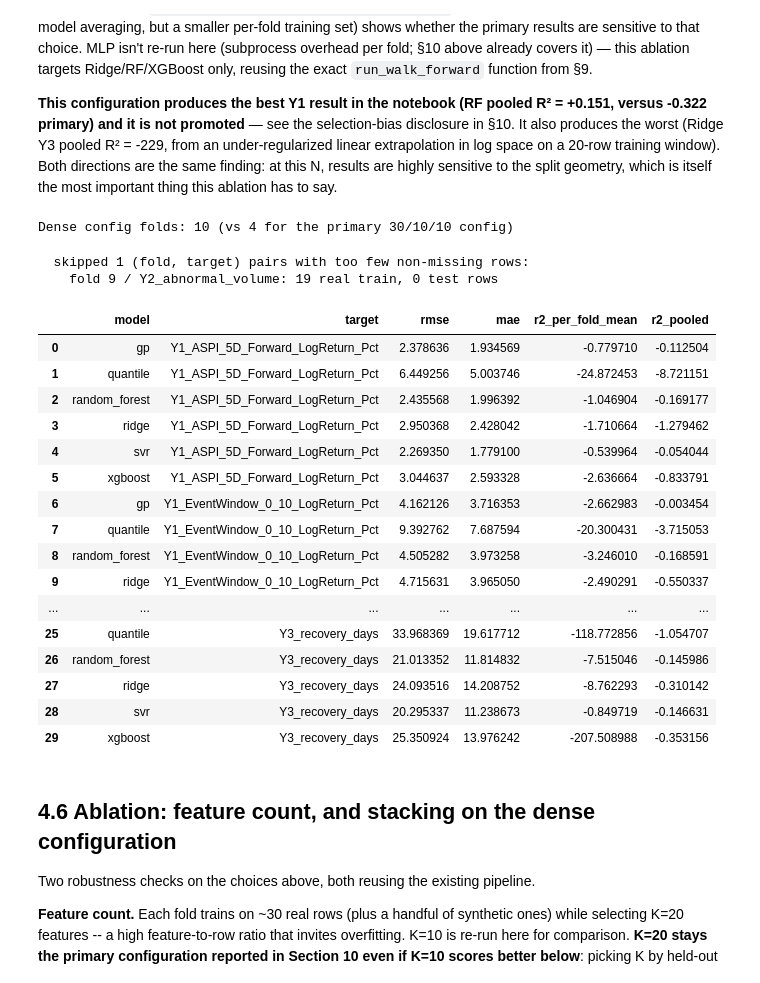
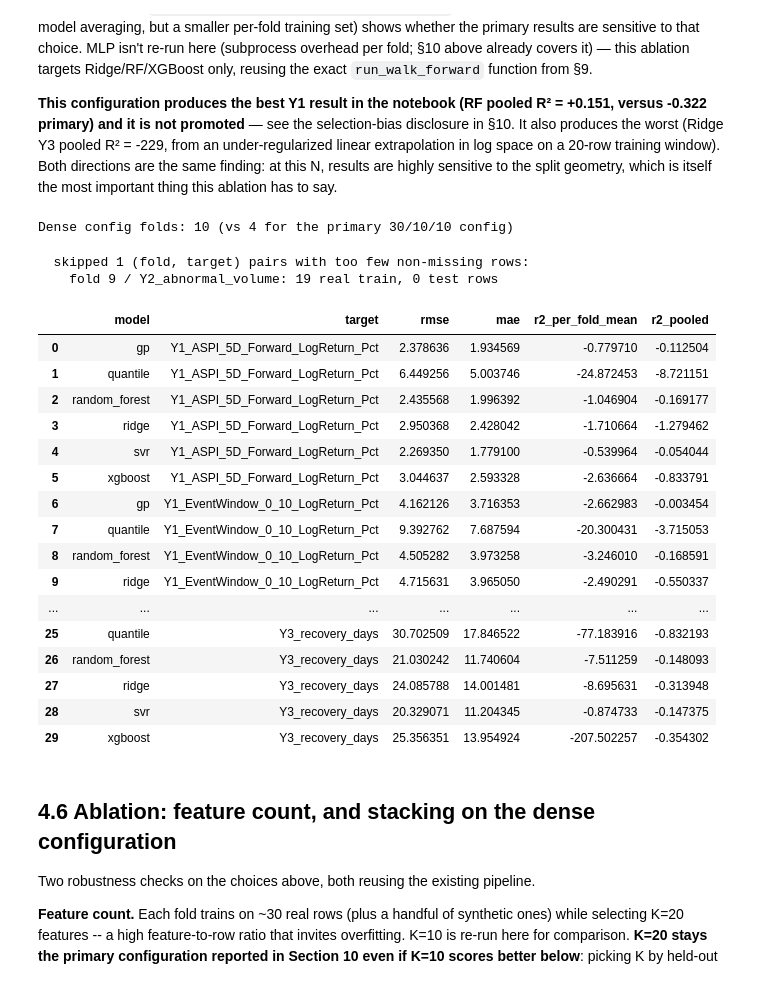
Before and after one commit to Hashan-Samarakkody/CSE-disaster-impact-predictor, a Jupyter notebook: notebooks/04_modeling_regression.ipynb, the cells around one changed output. Cells and saved outputs as stored; diff of their text form; code cells hidden in the pictures.

Commit message:
P0 - 2 target-specific label-horizon purging

```diff
--- a/notebooks/04_modeling_regression.ipynb
+++ b/notebooks/04_modeling_regression.ipynb
@@ -501,6 +490,13 @@ def train_mlp_subprocess(X_train, y_train, X_test):
 
 mlp_metrics = {t: {"rmse": [], "mae": [], "r2": [], "y_true": [], "y_pred": []} for t in TARGET_COLS}
 for s in splits:
+    # Purged against Y3's label-end-date (the longest horizon of any target, up to 90
+    # trading days) since this is a single shared multi-output network and cannot take a
+    # different purge per target the way §9's per-target models do. This loop had NO
+    # purge at all before the 2026-09-16 methodology-audit review (finding #5) -- adding
+    # the most conservative one available is strictly a leakage-safety improvement, not a
+    # regression, even though it is coarser than the per-target treatment above.
+    s = purge_horizon_overlap(s, dataset["event_date"], dataset["Y3_label_end_date"])
     X_tr_real, X_te = X.iloc[s.train_index], X.iloc[s.test_index]
     y_tr_real, y_te = y.iloc[s.train_index], y.iloc[s.test_index]
     dates_tr = dataset["event_date"].iloc[s.train_index]
@@ -724,40 +720,40 @@ print(f"Dense config folds: {len(splits_dense)} (vs {len(splits)} for the primar
 
 results_dense, _, _ = run_walk_forward(
     splits_dense, X, y, dataset["event_date"], gdp_all=dataset["gdp_current_usd"], verbose=False,
-    y1_horizon_end_all=dataset["Y1_horizon_end_date"])
+    label_end_dates_all={t: dataset[col] for t, col in TARGET_LABEL_END_DATE_COL.items()})
 
 rows = []
 for name, targets_m in results_dense.items():
     for t in TARGET_COLS:
         m = targets_m[t]
         rows.append({
             "model": name, "target": t,
             "rmse": np.mean(m["rmse"]), "mae": np.mean(m["mae"]),
             "r2_per_fold_mean": np.mean(m["r2"]), "r2_pooled": m["pooled_r2"],
         })
 summary_dense = pd.DataFrame(rows).sort_values(["target", "model"]).reset_index(drop=True)
 summary_dense
 # %% [output]
 Dense config folds: 10 (vs 4 for the primary 30/10/10 config)
   skipped 1 (fold, target) pairs with too few non-missing rows:
     fold 9 / Y2_abnormal_volume: 19 real train, 0 test rows
 |  | model | target | rmse | mae | r2_per_fold_mean | r2_pooled |
 | 0 | gp | Y1_ASPI_5D_Forward_LogReturn_Pct | 2.378636 | 1.934569 | -0.779710 | -0.112504 |
 | 1 | quantile | Y1_ASPI_5D_Forward_LogReturn_Pct | 6.449256 | 5.003746 | -24.872453 | -8.721151 |
 | 2 | random_forest | Y1_ASPI_5D_Forward_LogReturn_Pct | 2.435568 | 1.996392 | -1.046904 | -0.169177 |
 | 3 | ridge | Y1_ASPI_5D_Forward_LogReturn_Pct | 2.950368 | 2.428042 | -1.710664 | -1.279462 |
 | 4 | svr | Y1_ASPI_5D_Forward_LogReturn_Pct | 2.269350 | 1.779100 | -0.539964 | -0.054044 |
 | 5 | xgboost | Y1_ASPI_5D_Forward_LogReturn_Pct | 3.044637 | 2.593328 | -2.636664 | -0.833791 |
 | 6 | gp | Y1_EventWindow_0_10_LogReturn_Pct | 4.162126 | 3.716353 | -2.662983 | -0.003454 |
 | 7 | quantile | Y1_EventWindow_0_10_LogReturn_Pct | 9.392762 | 7.687594 | -20.300431 | -3.715053 |
 | 8 | random_forest | Y1_EventWindow_0_10_LogReturn_Pct | 4.505282 | 3.973258 | -3.246010 | -0.168591 |
 | 9 | ridge | Y1_EventWindow_0_10_LogReturn_Pct | 4.715631 | 3.965050 | -2.490291 | -0.550337 |
 | ... | ... | ... | ... | ... | ... | ... |
-| 25 | quantile | Y3_recovery_days | 33.968369 | 19.617712 | -118.772856 | -1.054707 |
-| 26 | random_forest | Y3_recovery_days | 21.013352 | 11.814832 | -7.515046 | -0.145986 |
-| 27 | ridge | Y3_recovery_days | 24.093516 | 14.208752 | -8.762293 | -0.310142 |
-| 28 | svr | Y3_recovery_days | 20.295337 | 11.238673 | -0.849719 | -0.146631 |
-| 29 | xgboost | Y3_recovery_days | 25.350924 | 13.976242 | -207.508988 | -0.353156 |
+| 25 | quantile | Y3_recovery_days | 30.702509 | 17.846522 | -77.183916 | -0.832193 |
+| 26 | random_forest | Y3_recovery_days | 21.030242 | 11.740604 | -7.511259 | -0.148093 |
+| 27 | ridge | Y3_recovery_days | 24.085788 | 14.001481 | -8.695631 | -0.313948 |
+| 28 | svr | Y3_recovery_days | 20.329071 | 11.204345 | -0.874733 | -0.147375 |
+| 29 | xgboost | Y3_recovery_days | 25.356351 | 13.954924 | -207.502257 | -0.354302 |
 # %% [markdown]
 ## 4.6 Ablation: feature count, and stacking on the dense configuration
 
```
Also changed, not shown: parts of 9 cells of this notebook, 7 other files.
